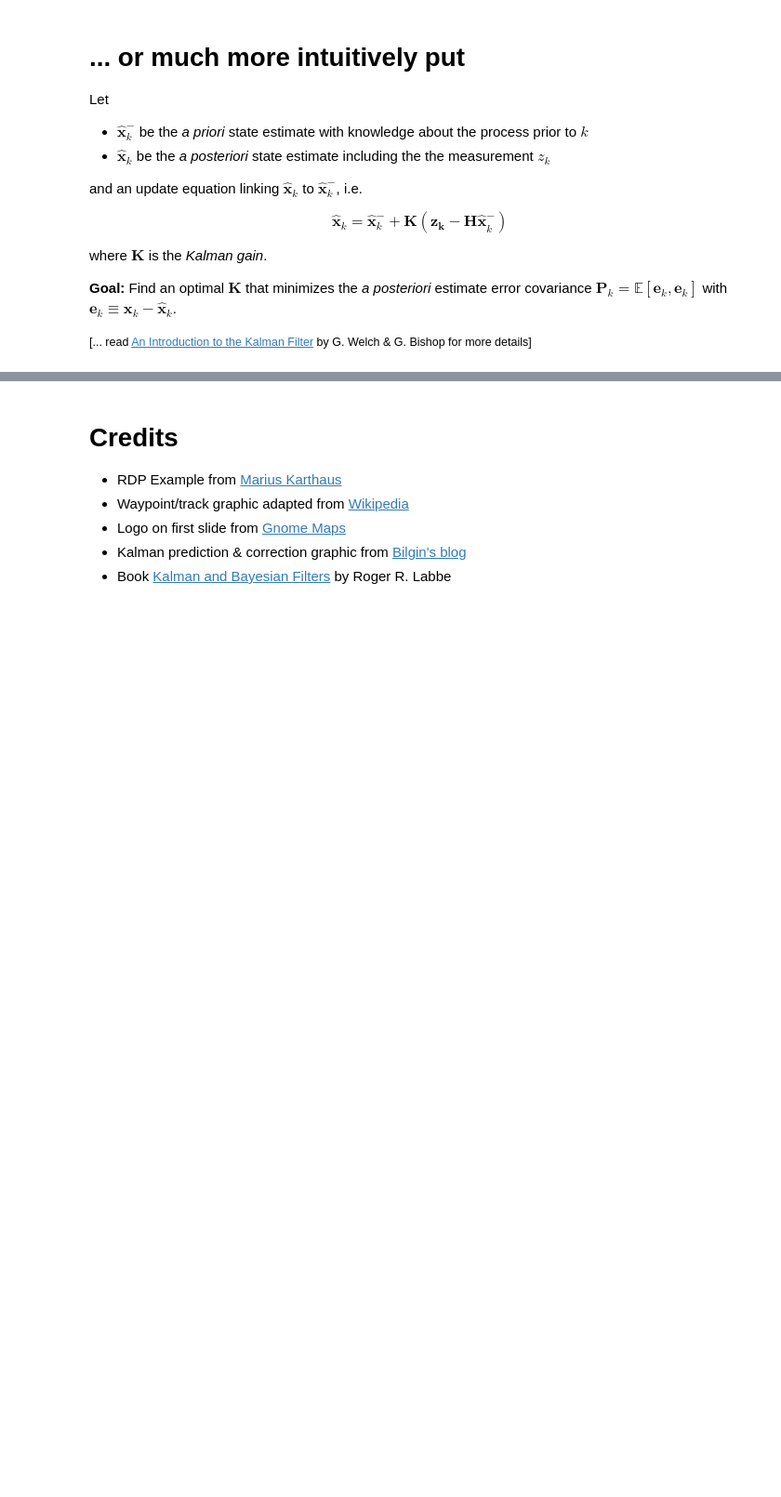
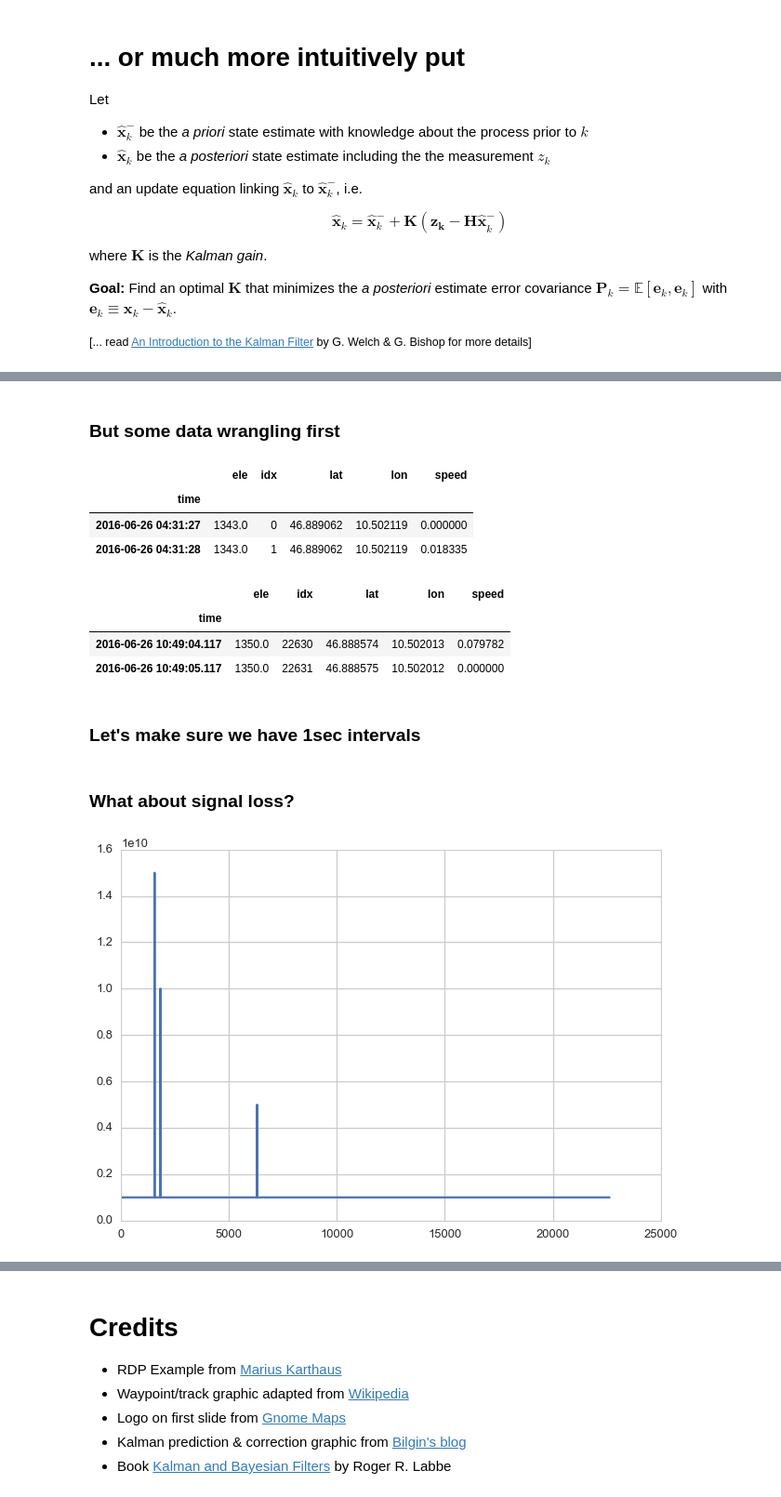
Before and after one commit to FlorianWilhelm/gps_data_with_python, a Jupyter notebook: talk.ipynb, the cells around one changed output, grey strips where cells are left out. Shown at 93% size. Cells and saved outputs as stored; diff of their text form; code cells hidden in the pictures; blank space fills up the shorter version.

Commit message:
First complete version of talk

```diff
--- a/talk.ipynb
+++ b/talk.ipynb
@@ -317,0 +345,33 @@ where $\mathbf{K}$ is the *Kalman gain*.
+# %% [markdown]
+### But some data wrangling first
+# %%
+coords = pd.DataFrame([{'idx': i,
+                        'lat': p.latitude,
+                        'lon': p.longitude,
+                        'ele': p.elevation,
+                        'speed': p.speed,
+                        'time': p.time} for i, p in enumerate(segment.points)])
+coords.set_index('time', inplace=True)
+coords.head(2)
+# %% [output]
+|  | ele | idx | lat | lon | speed |
+| time |  |  |  |  |  |
+| 2016-06-26 04:31:27 | 1343.0 | 0 | 46.889062 | 10.502119 | 0.000000 |
+| 2016-06-26 04:31:28 | 1343.0 | 1 | 46.889062 | 10.502119 | 0.018335 |
+# %%
+coords.tail(2)
+# %% [output]
+|  | ele | idx | lat | lon | speed |
+| time |  |  |  |  |  |
+| 2016-06-26 10:49:04.117 | 1350.0 | 22630 | 46.888574 | 10.502013 | 0.079782 |
+| 2016-06-26 10:49:05.117 | 1350.0 | 22631 | 46.888575 | 10.502012 | 0.000000 |
+# %% [markdown]
+### Let's make sure we have 1sec intervals
+# %%
+coords.index = np.round(coords.index.astype(np.int64), -9).astype('datetime64[ns]')
+# %% [markdown]
+### What about signal loss?
+# %%
+plt.plot(np.diff(coords.index));
+# %% [output]
+[figure, added]
```
Also changed, not shown: parts of 35 cells of this notebook, 2 other files.
